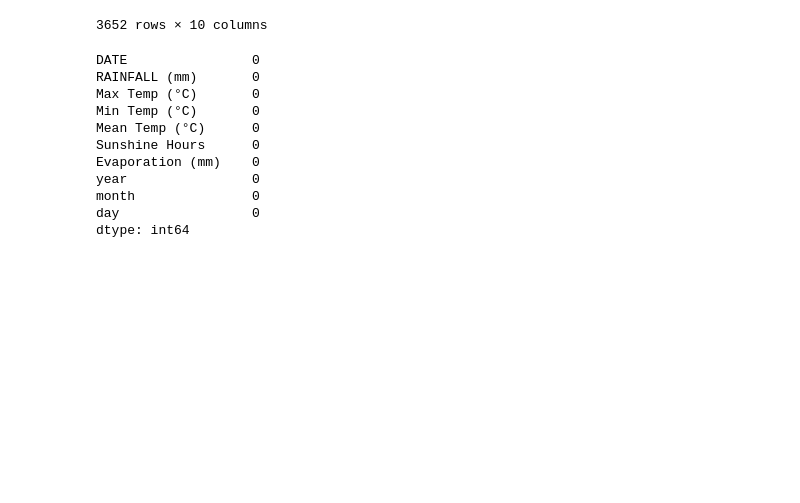
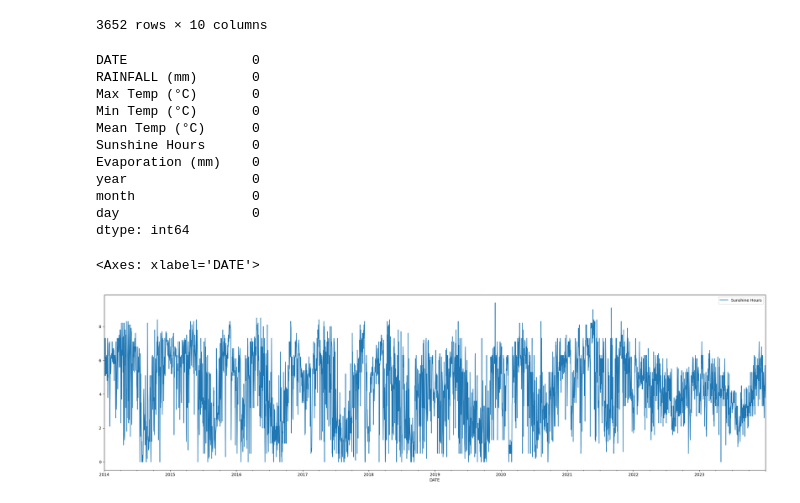
Before and after one commit to Kennyvic/weather-forecast-project, a Jupyter notebook: note1.ipynb, the cells around one changed output. Saved outputs shown, nothing was run; the diff lists cells and outputs as text; code cells hidden in the pictures; blank space fills up the shorter version.

```diff
--- a/note1.ipynb
+++ b/note1.ipynb
@@ -205,3 +187,9 @@ year                0
 month               0
 day                 0
 dtype: int64
+# %%
+data['Sunshine Hours'] = pd.to_numeric(data['Sunshine Hours'], errors='coerce')
+data.plot(x='DATE', y='Sunshine Hours', figsize=(30,8))
+# %% [output]
+<Axes: xlabel='DATE'>
+[figure, added]
```
Also changed, not shown: parts of 7 cells of this notebook.
